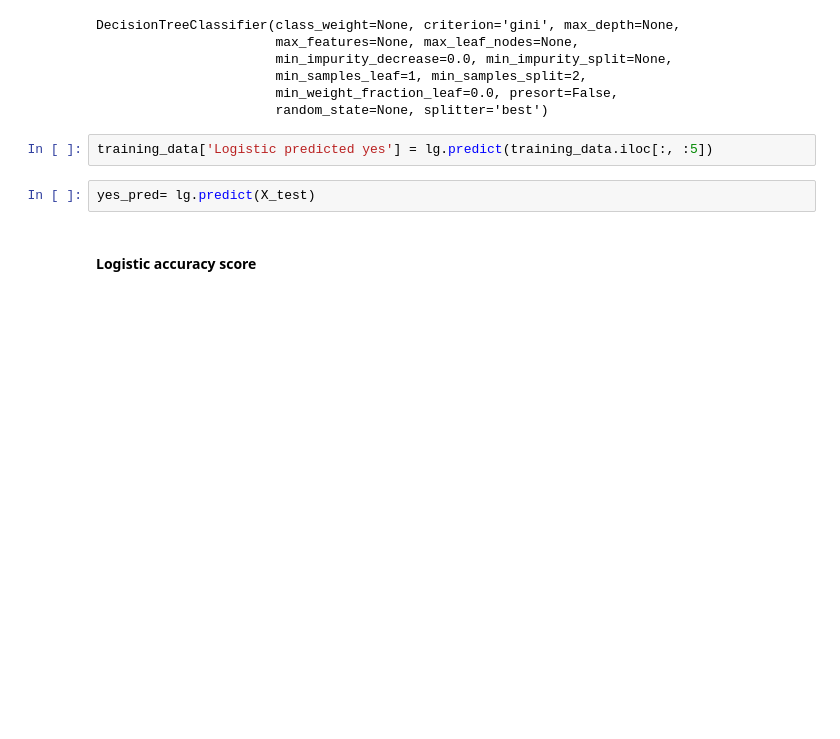
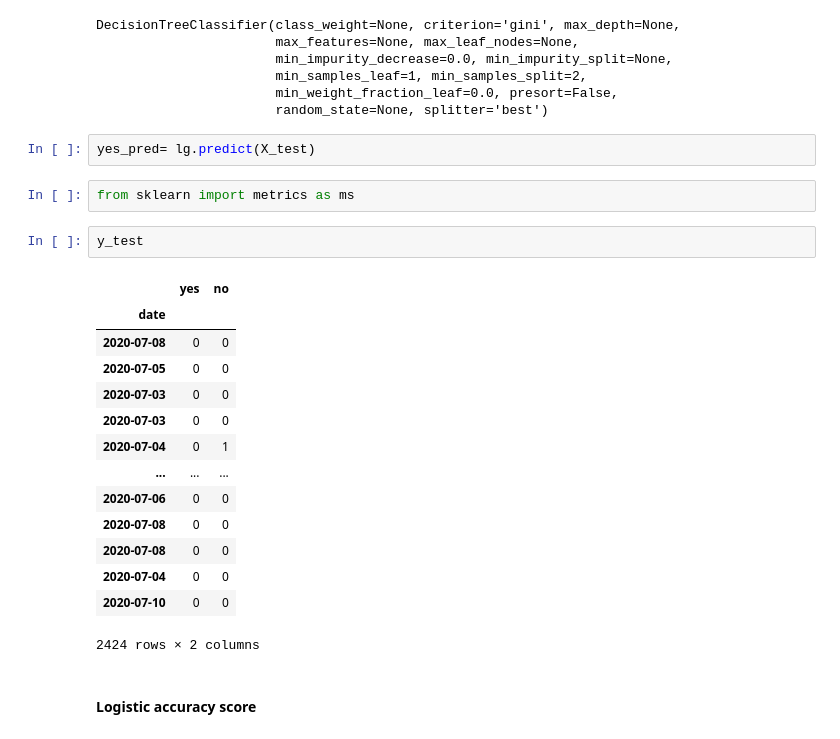
Before and after one commit to comsavvy/A-B-Hypothesis-testing, a Jupyter notebook: w4.ipynb, the cells around one changed output. Cells and saved outputs as stored; diff of their text form; blank space fills up the shorter version.

Commit message:
Model prediction

```diff
--- a/w4.ipynb
+++ b/w4.ipynb
@@ -221,10 +253,27 @@ DecisionTreeClassifier(class_weight=None, criterion='gini', max_depth=None,
                        min_samples_leaf=1, min_samples_split=2,
                        min_weight_fraction_leaf=0.0, presort=False,
                        random_state=None, splitter='best')
-# %%
-training_data['Logistic predicted yes'] = lg.predict(training_data.iloc[:, :5])
 # %%
 yes_pred= lg.predict(X_test)
+# %%
+from sklearn import metrics as ms
+# %%
+y_test
+# %% [output]
+|  | yes | no |
+| date |  |  |
+| 2020-07-08 | 0 | 0 |
+| 2020-07-05 | 0 | 0 |
+| 2020-07-03 | 0 | 0 |
+| 2020-07-03 | 0 | 0 |
+| 2020-07-04 | 0 | 1 |
+| ... | ... | ... |
+| 2020-07-06 | 0 | 0 |
+| 2020-07-08 | 0 | 0 |
+| 2020-07-08 | 0 | 0 |
+| 2020-07-04 | 0 | 0 |
+| 2020-07-10 | 0 | 0 |
+2424 rows × 2 columns
 # %% [markdown]
 #### Logistic accuracy score
 # %%
```
Also changed, not shown: parts of 27 cells of this notebook.
